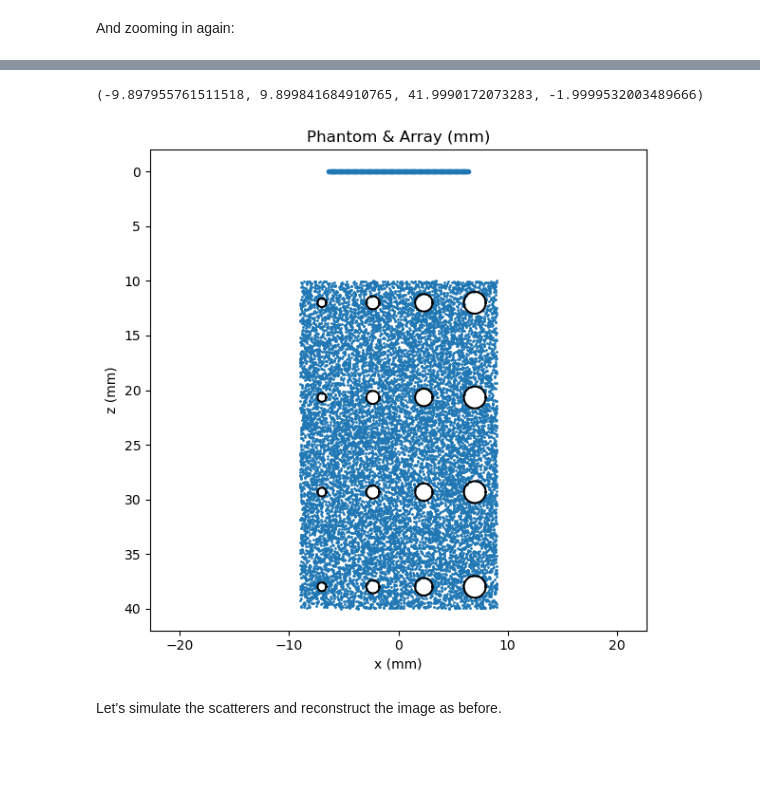
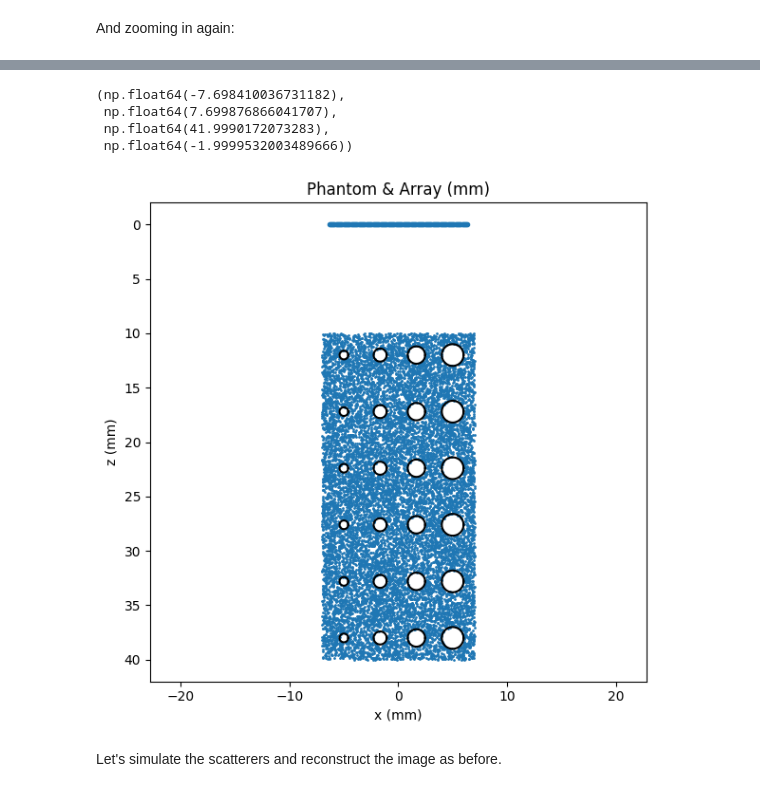
Before and after one commit to patrickmineault/fus, a Jupyter notebook: 02 - Structural Reconstruction.ipynb, the cells around one changed output, grey strips where cells are left out. Saved outputs shown, nothing was run; the diff lists cells and outputs as text; code cells hidden in the pictures; blank space fills up the shorter version.

```diff
--- a/02 - Structural Reconstruction.ipynb
+++ b/02 - Structural Reconstruction.ipynb
@@ -623,13 +636,13 @@ class SimParams:
     alpha_db_cm_mhz: float = 0.58    # attenuation model (optional): dB/cm/MHz
     use_attenuation: bool = True
 
-    x_span: Tuple[float, float] = (-9e-3, 9e-3)
+    x_span: Tuple[float, float] = (-7e-3, 7e-3)
     z_span: Tuple[float, float] = (10e-3, 40e-3)
     # Phantom (background + cyst grid)
     n_bg: int = 16000
     refl_bg: float = 1.0
     refl_inclusion: float = 0.0
-    n_rows: int = 4
+    n_rows: int = 6
     n_cols: int = 4
     min_radius: float = 0.4e-3
     max_radius: float = 1.0e-3
@@ -655,35 +668,38 @@ def sample_scatterers(P: SimParams, rng=np.random.default_rng(0)):
     xs = rng.uniform(P.x_span[0], P.x_span[1], P.n_bg)
     zs = rng.uniform(P.z_span[0], P.z_span[1], P.n_bg)
     scat_pos = np.column_stack([xs, zs]).astype(np.float64)  # (S,2)
     amp = np.full(P.n_bg, P.refl_bg, dtype=np.float64)
 
     centers, radii = inclusion_centers_radii(P)
     for (cx, cz), R in zip(centers, radii):
         inside = (scat_pos[:,0]-cx)**2 + (scat_pos[:,1]-cz)**2 <= R**2
         amp[inside] = P.refl_inclusion
     return scat_pos, amp
 
 P = SimParams()
 
 elem_pos = make_array_positions(P.Ne, P.pitch, P.center_x)
 scat_pos, scat_amp = sample_scatterers(P)                   # (S,2), (S,)
 
 # 1) Plot the phantom (scatterers + inclusion outlines + array)
 plt.figure(figsize=(6, 6))
 plt.scatter(scat_pos[scat_amp == 1,0]*1e3, scat_pos[scat_amp == 1,1]*1e3, s=1)
 centers, Radii = inclusion_centers_radii(P)
 for (cx, cz), R in zip(centers, Radii):
     th = np.linspace(0, 2*np.pi, 200)
     plt.plot((cx + R*np.cos(th))*1e3, (cz + R*np.sin(th))*1e3, 'k')
 plt.plot(elem_pos*1e3, np.zeros_like(elem_pos)*1e3, 'o', markersize=3)
 plt.gca().invert_yaxis()
 plt.title("Phantom & Array (mm)")
 plt.xlabel("x (mm)"); plt.ylabel("z (mm)")
 plt.tight_layout()
 plt.axis('equal')
 # %% [output]
-(-9.897955761511518, 9.899841684910765, 41.9990172073283, -1.9999532003489666)
+(np.float64(-7.698410036731182),
+ np.float64(7.699876866041707),
+ np.float64(41.9990172073283),
+ np.float64(-1.9999532003489666))
-[figure, old version]
+[figure, new version]
 # %% [markdown]
 Let's simulate the scatterers and reconstruct the image as before.
 # %%
```
Also changed, not shown: parts of 15 cells of this notebook.
